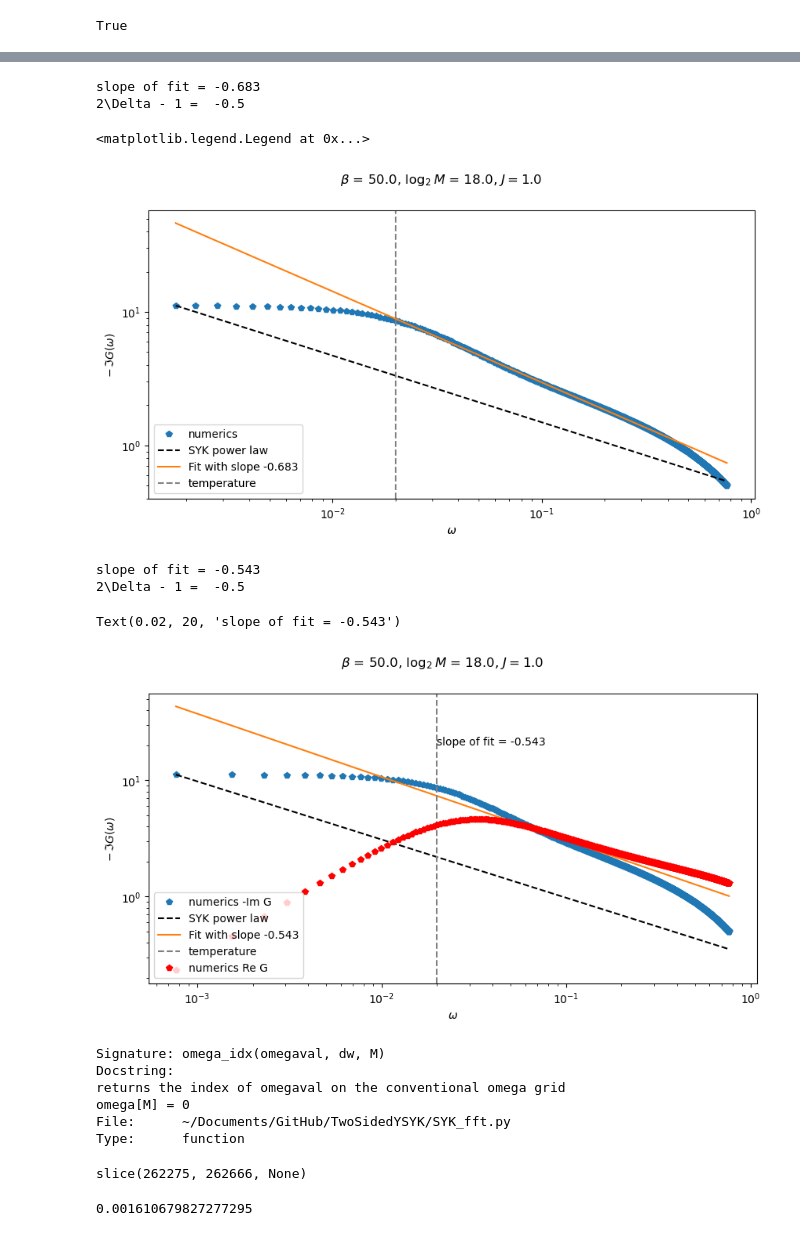
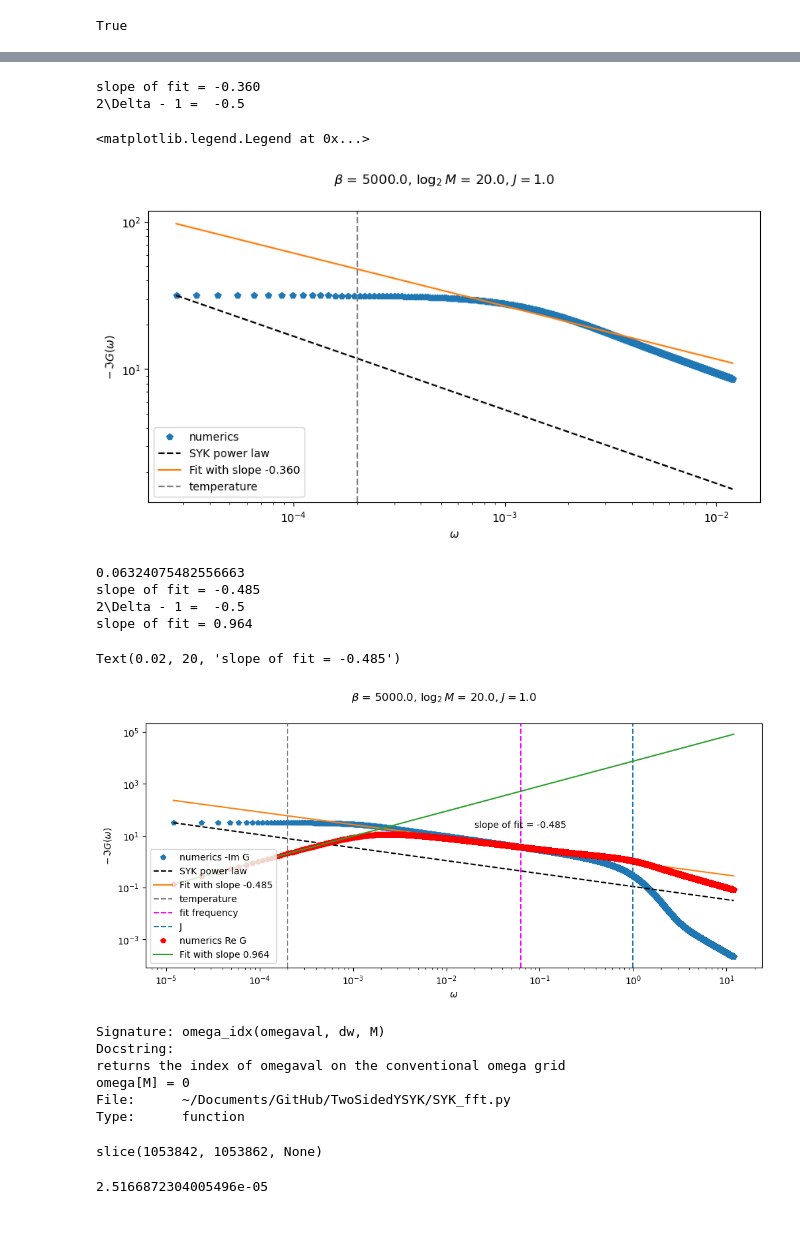
Before and after one commit to aravindhshankar/TwoSidedYSYK, a Jupyter notebook: Benchmarking/benchmarkCSYKRealTime.ipynb, the cells around one changed output, grey strips where cells are left out. Cells and saved outputs as stored; diff of their text form; code cells hidden in the pictures.

Commit message:
5 decade plot csyk

```diff
--- a/Benchmarking/benchmarkCSYKRealTime.ipynb
+++ b/Benchmarking/benchmarkCSYKRealTime.ipynb
@@ -30,7 +30,7 @@ def rhotosigma(rhoG,M,dt,t,omega,J,beta,kappa,delta=1e-6):
     return Sigma
 # %%
 J = 1.
-beta = 50.
+beta = 5000.
 #beta = 1./(2e-4)
 #beta = 1./(5e-5)
 #mu = -0.05
@@ -38,8 +38,8 @@ mu = 0.
 kappa = 0.01
 
 
-M = int(2**18) #number of points in the grid
-T = int(2**12) #upper cut-off fot the time
+M = int(2**20) #number of points in the grid
+T = int(2**18) #upper cut-off fot the time
 #M = int(2**16)
 #T = int(2**10)
 omega, t = RealGridMaker(M,T)
@@ -50,5 +50,8 @@ print(grid_flag)
 err = 1e-2
 eta = dw*2.1
 temp = 1./beta
+
+print("temp/dw = ", temp/dw)
+print("omega_max = ", omega[-1])
 # %% [output]
 True
@@ -181,14 +187,14 @@ ax1.set_ylabel(r'$-\,\Im{G(\omega)}$')
 ax1.legend(loc = 'lower left')
 #ax1.text(0.05,100,f'slope of fit = {m:.03f}')
 # %% [output]
-slope of fit = -0.683
+slope of fit = -0.360
 2\Delta - 1 =  -0.5
 <matplotlib.legend.Legend at 0x...>
-[figure, old version]
+[figure, new version]
 # %%
 #delta = 0.420374134464041
 delta = 0.25
-start,stop = M+1, M+1000
+start,stop = M+1, M+1000000
 
 fitG_val = -np.imag(GRomega[start])
 conf_fit_G = 1 * np.abs(omega)**(2*delta - 1)
@@ -196,43 +202,58 @@ conf_fit_G = conf_fit_G/conf_fit_G[start] * fitG_val
 
 temp_idx = omega_idx(temp,dw,M)
 
-fitslice = slice(omega_idx(temp*5.,dw,M)+1, omega_idx(temp*20,dw,M)+1)
+fit_om = np.sqrt(temp*J)
+fit_om = omega[np.argmin(np.abs(np.real(GRomega) + np.imag(GRomega)))]
+print(fit_om)
+#fitslice = slice(omega_idx(temp*5.,dw,M)+1, omega_idx(temp*20,dw,M)+1)
+fitslice = slice(omega_idx(fit_om,dw,M)-10, omega_idx(fit_om,dw,M)+10)
 #fitslice = slice(omega_idx(0.01,dw,M), omega_idx(0.1,dw,M))
 #fitslice = slice(start+10, start + 20)
 #fitslice = slice(start+25, start + 35)
 #functoplot = -np.imag(GRomega)
 functoplot = 0.5*(np.real(GRomega) - np.imag(GRomega))
 m,c = np.polyfit(np.log(np.abs(omega[fitslice])), np.log(functoplot[fitslice]),1)
 print(f'slope of fit = {m:.03f}')
 print('2\Delta - 1 = ', 2*delta-1)
 
 fig, ax1 = plt.subplots(1)
-fig.set_figwidth(10)
+fig.set_figwidth(12)
 titlestring = r'$\beta$ = ' + str(beta) + r', $\log_2{M}$ = ' + str(np.log2(M)) + r', $J = $' + str(J)
 fig.suptitle(titlestring)
 
 ax1.loglog(np.abs(omega[start:stop]), -np.imag(GRomega[start:stop]),'p',label = 'numerics -Im G')
 #ax1.loglog(omega[start:stop], np.abs(GRomega[start:stop]),'p',label = 'numerics')
 ax1.loglog(np.abs(omega[start:stop]), conf_fit_G[start:stop],'k--',label = 'SYK power law')
 ax1.loglog(np.abs(omega[start:stop]),np.exp(c)*np.abs(omega[start:stop])**m, label=f'Fit with slope {m:.03f}')
 #ax1.set_xlim(1e-3,1e-1)
 ax1.axvline([temp],ls = '--', c= 'gray',label = 'temperature')
+ax1.axvline([fit_om],ls = '--', c= 'magenta',label = 'fit frequency')
+ax1.axvline([J],ls = '--', label = 'J' )
+
 ax1.loglog(np.abs(omega[start:stop]), np.real(GRomega[start:stop]),'p',label = 'numerics Re G',c='red')
+
+fitslice1 = slice(M+1, M+20)
+functoplot1 = np.real(GRomega)
+m1,c1 = np.polyfit(np.log(np.abs(omega[fitslice1])), np.log(functoplot1[fitslice1]),1)
+print(f'slope of fit = {m1:.03f}')
+ax1.loglog(np.abs(omega[start:stop]),np.exp(c1)*np.abs(omega[start:stop])**m1, label=f'Fit with slope {m1:.03f}')
 
 ax1.set_xlabel(r'$\omega$')
 ax1.set_ylabel(r'$-\,\Im{G(\omega)}$')
 #ax1.set_ylabel(r'$|G(\omega)|$')
 #ax1.set_aspect('equal', adjustable='box')
 #ax1.axis('square')
 ax1.legend(loc = 'lower left')
 ax1.text(0.02,20,f'slope of fit = {m:.03f}')
 
 #plt.savefig('KoenraadEmails/SYK_realtime_powerlaw.pdf')
 # %% [output]
-slope of fit = -0.543
+0.06324075482556663
+slope of fit = -0.485
 2\Delta - 1 =  -0.5
+slope of fit = 0.964
-Text(0.02, 20, 'slope of fit = -0.543')
+Text(0.02, 20, 'slope of fit = -0.485')
-[figure, old version]
+[figure, new version]
 # %%
 omega_idx?
 # %% [output]
@@ -245,8 +266,8 @@ Type:      function
 # %%
 fitslice
 # %% [output]
-slice(262275, 262666, None)
+slice(1053842, 1053862, None)
 # %%
 eta
 # %% [output]
-0.001610679827277295
+2.5166872304005496e-05
```
Also changed, not shown: parts of 4 cells of this notebook, 1 other file.
